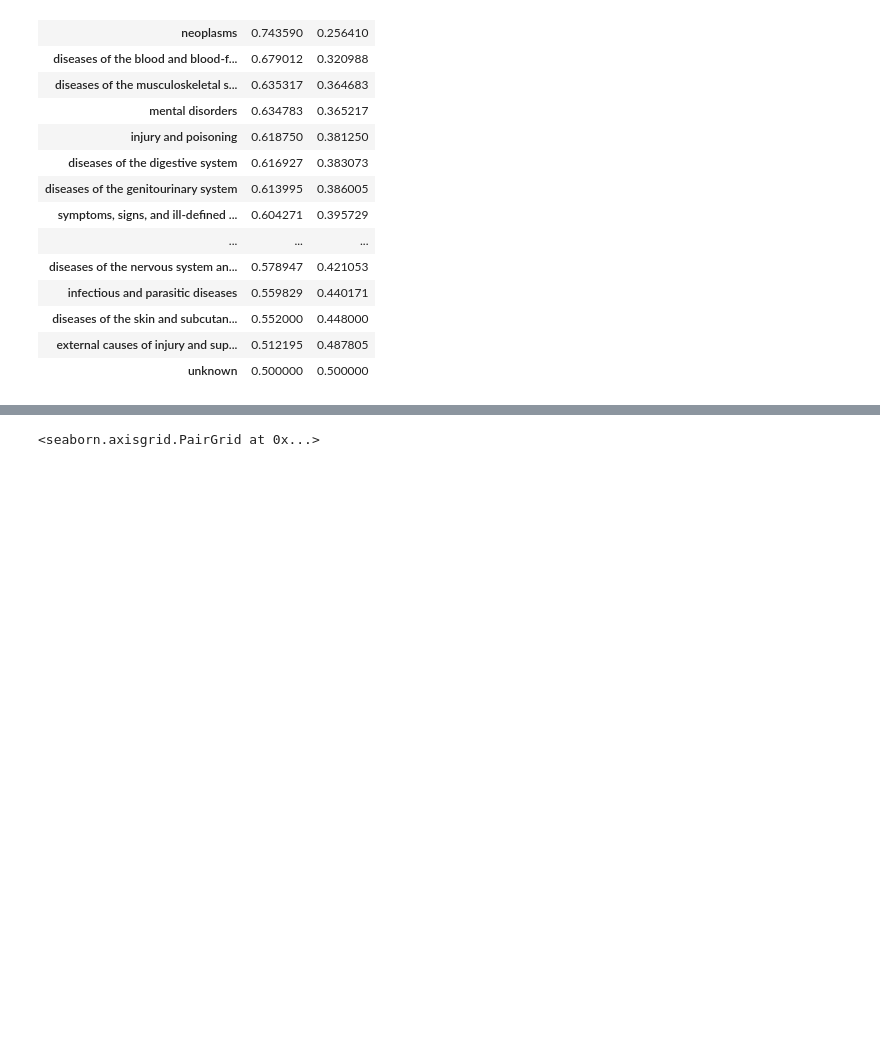
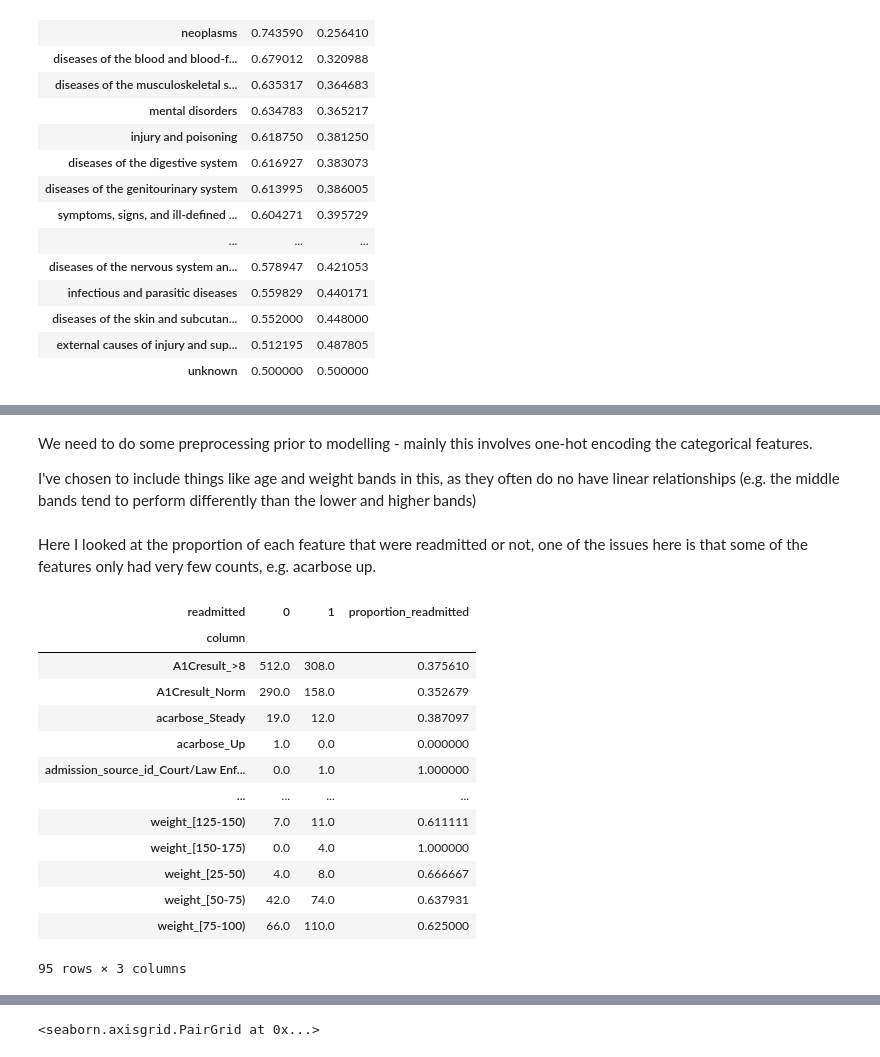
Before and after one commit to SamHollings/readmission, a Jupyter notebook: analysis.ipynb, the cells around one changed output, grey strips where cells are left out. Saved outputs shown, nothing was run; the diff lists cells and outputs as text; code cells hidden in the pictures; blank space fills up the shorter version.

```diff
--- a/analysis.ipynb
+++ b/analysis.ipynb
@@ -150,10 +162,0 @@ df_onehot = pd.concat([df[numeric_features], categorical_onehot*1], axis=1)
-# %%
-descriptive_analysis = pd.concat([categorical_onehot,target],axis=1).groupby('readmitted').agg(['sum']).stack(0).rename(columns={'sum':'count'})#.assign(perc=#.
-descriptive_analysis['percent'] = descriptive_analysis['count']/len(descriptive_analysis)
-
-pd.set_option("display.precision", 3)
-
-descriptive_analysis_wide = descriptive_analysis.unstack(0)
-descriptive_analysis_wide['percent_diff'] = descriptive_analysis_wide['percent',1] - descriptive_analysis_wide['percent',0]#.diff()
-
-descriptive_analysis_wide.sort_values('percent_diff').to_csv('data/descriptive_analysis.csv')
@@ -176,0 +163,4 @@ pd.concat([df_onehot,target],axis=1).groupby('readmitted').describe().stack(0)[[
+# %% [markdown]
+We need to do some preprocessing prior to modelling - mainly this involves one-hot encoding the categorical features.
+
+I've chosen to include things like age and weight bands in this, as they often do no have linear relationships (e.g. the middle bands tend to perform differently than the lower and higher bands)
@@ -176,0 +196,22 @@ pd.concat([df_onehot,target],axis=1).groupby('readmitted').describe().stack(0)[[
+# %% [markdown]
+Here I looked at the proportion of each feature that were readmitted or not, one of the issues here is that some of the features only had very few counts, e.g. acarbose up.
+# %%
+counts_for_each_column = descriptive_analysis.unstack(-1)['count'].swaplevel(0,1,axis=1)[1]
+
+counts_for_each_column['proportion_readmitted'] = counts_for_each_column[1]/(counts_for_each_column[1]+counts_for_each_column[0])
+counts_for_each_column
+# %% [output]
+| readmitted | 0 | 1 | proportion_readmitted |
+| column |  |  |  |
+| A1Cresult_>8 | 512.0 | 308.0 | 0.375610 |
+| A1Cresult_Norm | 290.0 | 158.0 | 0.352679 |
+| acarbose_Steady | 19.0 | 12.0 | 0.387097 |
+| acarbose_Up | 1.0 | 0.0 | 0.000000 |
+| admission_source_id_Court/Law Enf... | 0.0 | 1.0 | 1.000000 |
+| ... | ... | ... | ... |
+| weight_[125-150) | 7.0 | 11.0 | 0.611111 |
+| weight_[150-175) | 0.0 | 4.0 | 1.000000 |
+| weight_[25-50) | 4.0 | 8.0 | 0.666667 |
+| weight_[50-75) | 42.0 | 74.0 | 0.637931 |
+| weight_[75-100) | 66.0 | 110.0 | 0.625000 |
+95 rows × 3 columns
```
Also changed, not shown: parts of 35 cells of this notebook, 5 other files.
